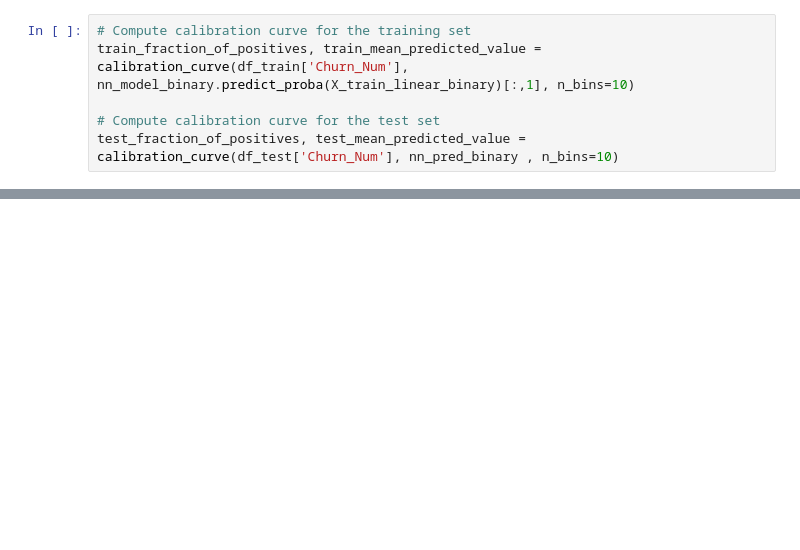
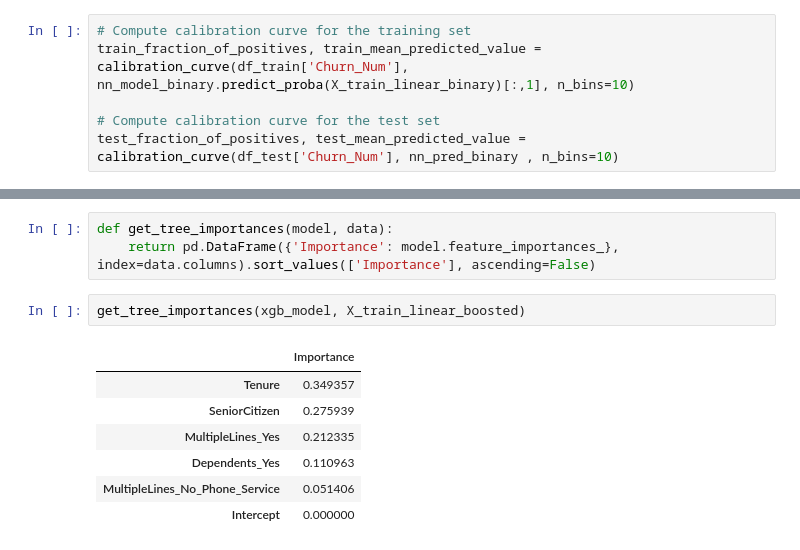
Before and after one commit to bmwerth/darden_ml_team1, a Jupyter notebook: Final Project/Telecom.ipynb, the cells around one changed output, grey strips where cells are left out. Saved outputs shown, nothing was run; the diff lists cells and outputs as text; blank space fills up the shorter version.

```diff
--- a/Final Project/Telecom.ipynb
+++ b/Final Project/Telecom.ipynb
@@ -354,0 +380,13 @@ weighted avg       0.81      0.81      0.81      1409
+# %%
+def get_tree_importances(model, data):
+    return pd.DataFrame({'Importance': model.feature_importances_}, index=data.columns).sort_values(['Importance'], ascending=False)
+# %%
+get_tree_importances(xgb_model, X_train_linear_boosted)
+# %% [output]
+|  | Importance |
+| Tenure | 0.349357 |
+| SeniorCitizen | 0.275939 |
+| MultipleLines_Yes | 0.212335 |
+| Dependents_Yes | 0.110963 |
+| MultipleLines_No_Phone_Service | 0.051406 |
+| Intercept | 0.000000 |
```
Also changed, not shown: parts of 22 cells of this notebook.
